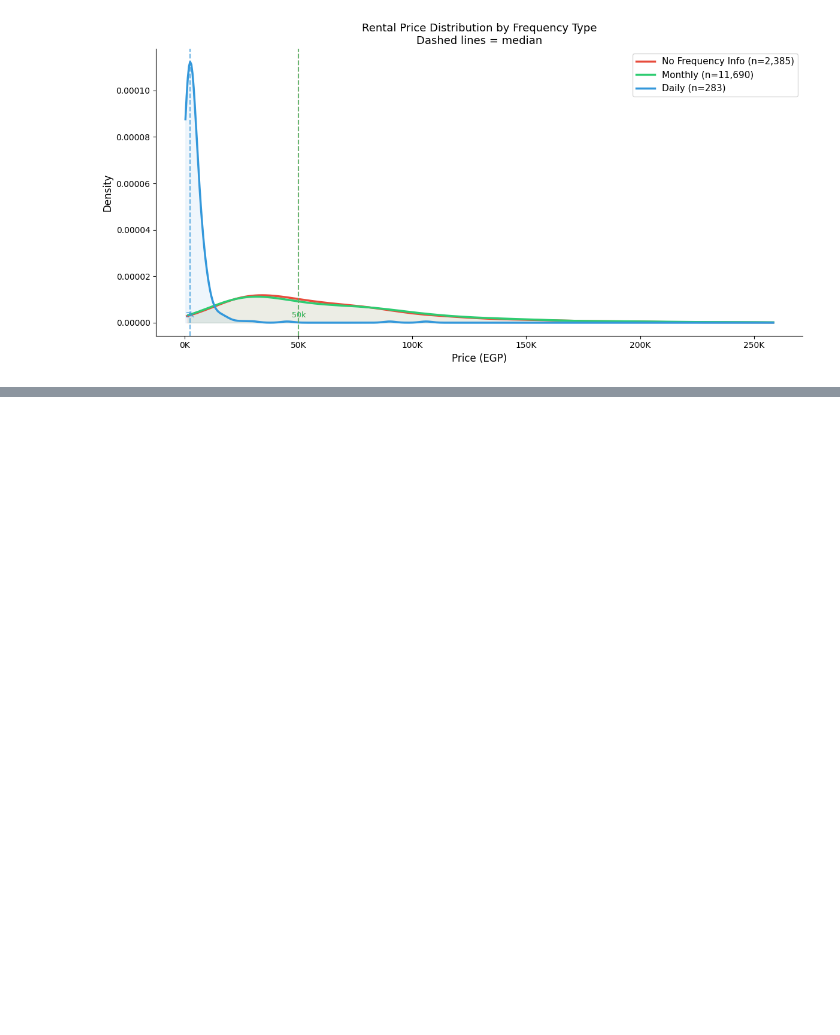
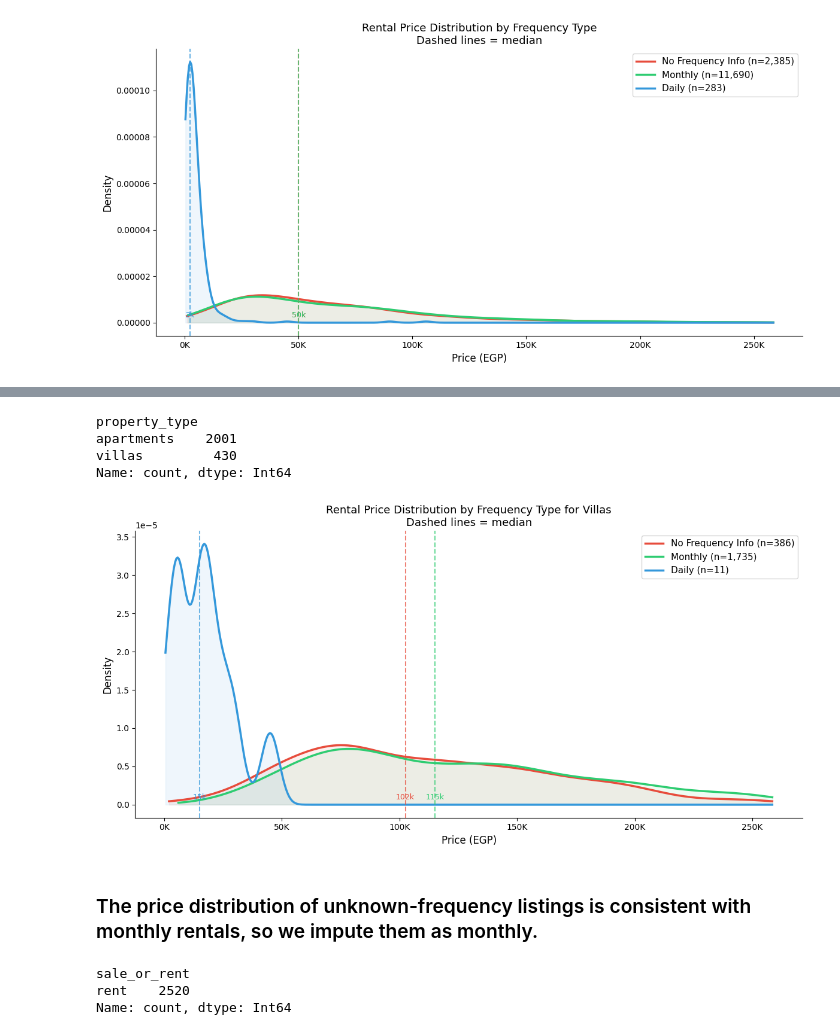
Before and after one commit to MarwanAshrafMakhlouf/cairo_real_state_intelligence_platform, a Jupyter notebook: notebooks/data_cleaner.ipynb, the cells around one changed output, grey strips where cells are left out. Saved outputs shown, nothing was run; the diff lists cells and outputs as text; code cells hidden in the pictures; blank space fills up the shorter version.

Commit message:
finish data cleaning phase

```diff
--- a/notebooks/data_cleaner.ipynb
+++ b/notebooks/data_cleaner.ipynb
@@ -53,5 +54,5 @@ Name: count, dtype: int64
 # %%
-df = df.drop(columns = ['compound','area (mÂ²)','monthly installments', 'payment period (years)'])
+df = df.drop(columns = ['compound','area (mÂ²)','monthly installments', 'payment period (years)', 'price type'])
 # %%
 df.info()
 # %% [output]
@@ -758,6 +742,8 @@ for item in flor:
 # %%
 for item in flor:
     df.loc[item['index'], 'level_clean'] = item['match']
+# %%
+df['level_clean'] = df['level_clean'].convert_dtypes()
 # %%
 apartmens_df = df[df['property_type'] == 'apartments']
 data = apartmens_df.groupby('district')['level_clean'].value_counts(normalize=True)
@@ -1299,0 +1259,65 @@ Timestamp('2026-05-04 00:00:00')
+# %%
+no_rental_frequency['property_type'].value_counts()
+# %% [output]
+property_type
+apartments    2001
+villas         430
+Name: count, dtype: Int64
+# %%
+import pandas as pd
+import matplotlib.pyplot as plt
+import numpy as np
+from scipy.stats import gaussian_kde
+
+fig, ax = plt.subplots(figsize=(12, 6))
+
+# ── Segment your three groups ─────────────────────────────────
+no_freq    = no_rental_frequency[no_rental_frequency['property_type'] == 'villas']['price'].dropna()
+monthly    = df[(df['rental frequency'] == 'monthly') & (df['property_type'] == 'villas')]['price'].dropna()
+daily      = df[(df['rental frequency'] == 'daily') & (df['property_type'] == 'villas')]['price'].dropna()
+
+# ── Optional: clip extreme outliers for cleaner KDE ──────────
+cap = df[df['sale_or_rent'] == 'rent']['price'].quantile(0.98)
+no_freq = no_freq[no_freq <= cap]
+monthly = monthly[monthly <= cap]
+daily   = daily[daily <= cap]
+
+# ── Plot KDE for each group ───────────────────────────────────
+groups = [
+    (no_freq, 'No Frequency Info', '#e74c3c'),
+    (monthly, 'Monthly',           '#2ecc71'),
+    (daily,   'Daily',             '#3498db'),
+]
+
+for data, label, color in groups:
+    kde = gaussian_kde(data, bw_method=0.3)
+    x = np.linspace(data.min(), cap, 500)
+    ax.plot(x, kde(x), label=f'{label} (n={len(data):,})',
+            color=color, linewidth=2.5)
+    ax.fill_between(x, kde(x), alpha=0.08, color=color)
+
+# ── Add median vertical lines ─────────────────────────────────
+for data, label, color in groups:
+    ax.axvline(data.median(), color=color, linestyle='--',
+               linewidth=1.5, alpha=0.7)
+    ax.text(data.median(), ax.get_ylim()[1] * 0.02,
+            f'{data.median()/1000:.0f}k',
+            color=color, fontsize=9, ha='center')
+
+# ── Formatting ────────────────────────────────────────────────
+ax.set_xlabel('Price (EGP)', fontsize=12)
+ax.set_ylabel('Density', fontsize=12)
+ax.set_title('Rental Price Distribution by Frequency Type for Villas\n'
+             'Dashed lines = median', fontsize=13)
+ax.legend(fontsize=11)
+ax.xaxis.set_major_formatter(
+    plt.FuncFormatter(lambda x, _: f'{x/1_000:.0f}K')
+)
+ax.spines[['top', 'right']].set_visible(False)
+plt.tight_layout()
+# plt.savefig('rental_frequency_kde.png', dpi=150)
+plt.show()
+# %% [output]
+[figure, added]
+# %% [markdown]
+### The price distribution of unknown-frequency listings is consistent with monthly rentals, so we impute them as monthly.
@@ -1299,0 +1332,6 @@ Timestamp('2026-05-04 00:00:00')
+# %%
+deposit_and_insurance['sale_or_rent'].value_counts()
+# %% [output]
+sale_or_rent
+rent    2520
+Name: count, dtype: Int64
```
Also changed, not shown: parts of 35 cells of this notebook, 3 other files.
